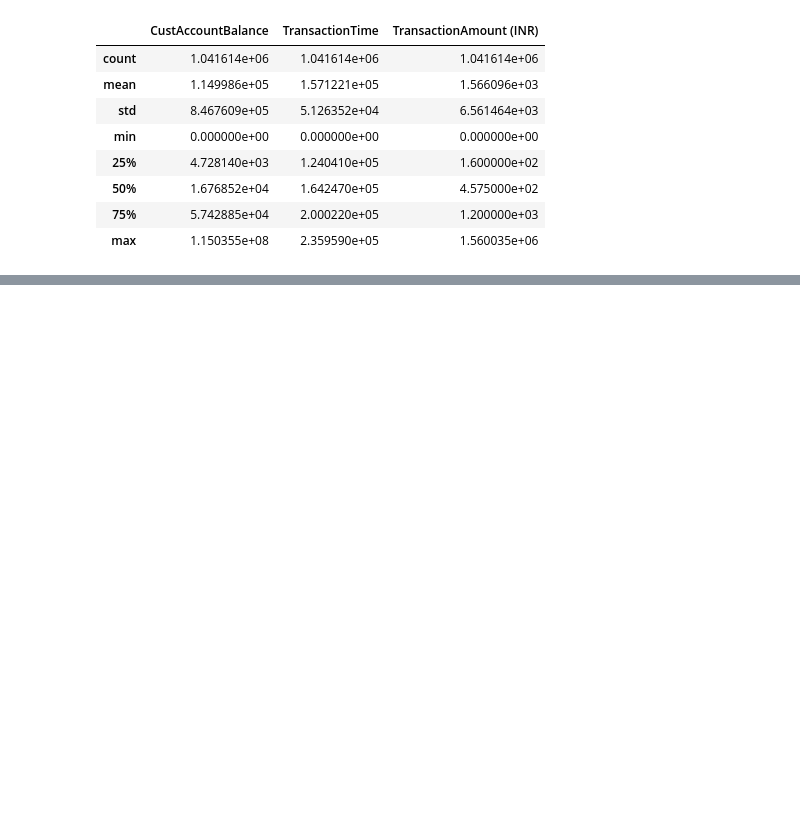
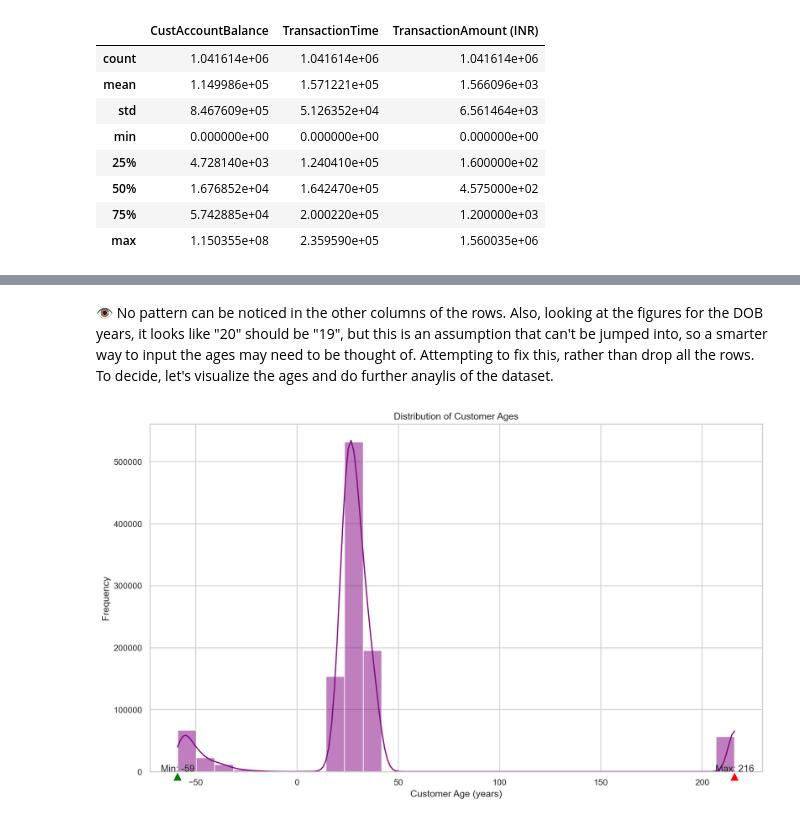
Before and after one commit to mosimii/banktrust-rfm-customer-segmentation, a Jupyter notebook: notebook/rfm_customer_segmentation_banktrust.ipynb, the cells around one changed output, grey strips where cells are left out. Cells and saved outputs as stored; diff of their text form; code cells hidden in the pictures; blank space fills up the shorter version.

```diff
--- a/notebook/rfm_customer_segmentation_banktrust.ipynb
+++ b/notebook/rfm_customer_segmentation_banktrust.ipynb
@@ -19,4 +27,17 @@ import pandas as pd
 import numpy as np
 import seaborn as sns
 import matplotlib.pyplot as plt
+from datetime import datetime
+import warnings
+warnings.filterwarnings("ignore")
+import sklearn
+from sklearn.cluster import KMeans
+from sklearn.preprocessing import StandardScaler
+import yellowbrick
+from yellowbrick.cluster import KElbowVisualizer
+from sklearn.decomposition import PCA
+
+#setting display settings for the plots.
+sns.set(style="whitegrid")
+plt.rcParams["figure.figsize"] = (14, 8)
 # %% [markdown]
@@ -65,0 +111,6 @@ df.describe()
+# %%
+#converting dates and times.
+df['CustomerDOB'] = pd.to_datetime(df['CustomerDOB'], dayfirst=True) #dayfirst=True ensures that dates are not mistaken for American format.
+df['TransactionDate'] = pd.to_datetime(df['TransactionDate'], dayfirst=True, format='%d/%m/%y')
+
+df.head() #viewing the data
@@ -65,0 +200,27 @@ df.describe()
+# %% [markdown]
+&#x1F441; No pattern can be noticed in the other columns of the rows. Also, looking at the figures for the DOB years, it looks like "20" should be "19", but this is an assumption that can't be jumped into, so a smarter way to input the ages may need to be thought of. Attempting to fix this, rather than drop all the rows. To decide, let's visualize the ages and do further anaylis of the dataset.
+# %%
+plt.figure(dpi=150) #so the plot is sharp/clear.
+
+#to find min and max ages
+min_age = df['Age'].min()
+max_age = df['Age'].max()
+
+#plotting the histogram with KDE
+sns.histplot(df['Age'], bins=30, kde=True, color='purple')
+plt.title('Distribution of Customer Ages')
+plt.xlabel('Customer Age (years)')
+plt.ylabel('Frequency')
+
+#annotating min and max on x-axis
+plt.annotate(f'Min: {min_age}', xy=(min_age, 0), xytext=(min_age, 5),
+             arrowprops=dict(facecolor='green', shrink=0.05),
+             ha='center')
+
+plt.annotate(f'Max: {max_age}', xy=(max_age, 0), xytext=(max_age, 5),
+             arrowprops=dict(facecolor='red', shrink=0.05),
+             ha='center')
+
+plt.show()
+# %% [output]
+[figure, added]
```
Also changed, not shown: parts of 168 cells of this notebook, 7 other files.
